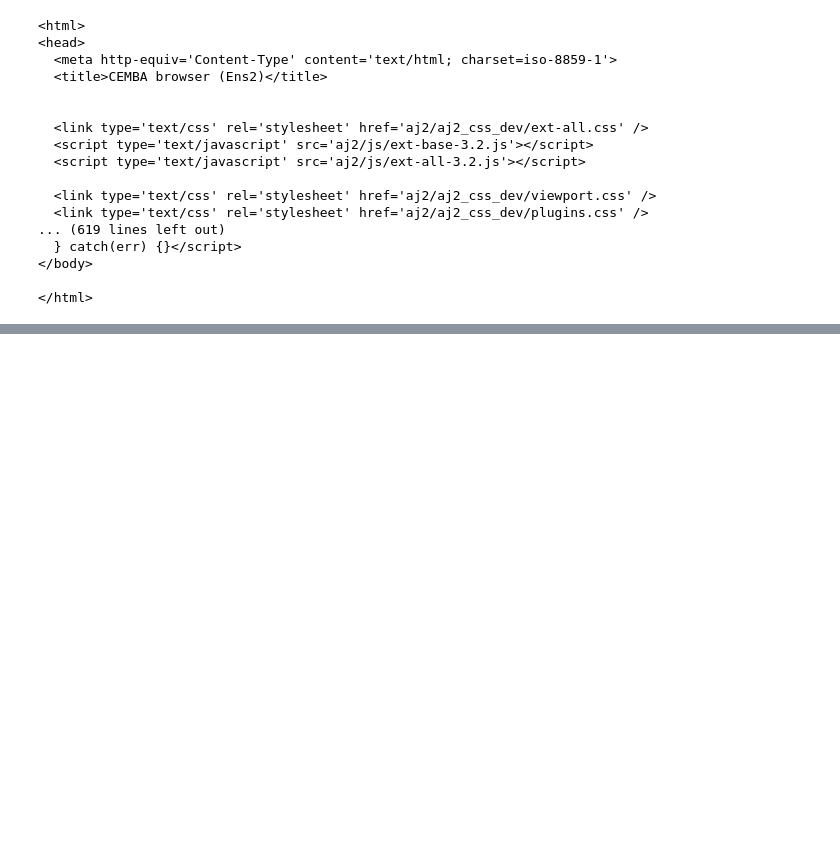
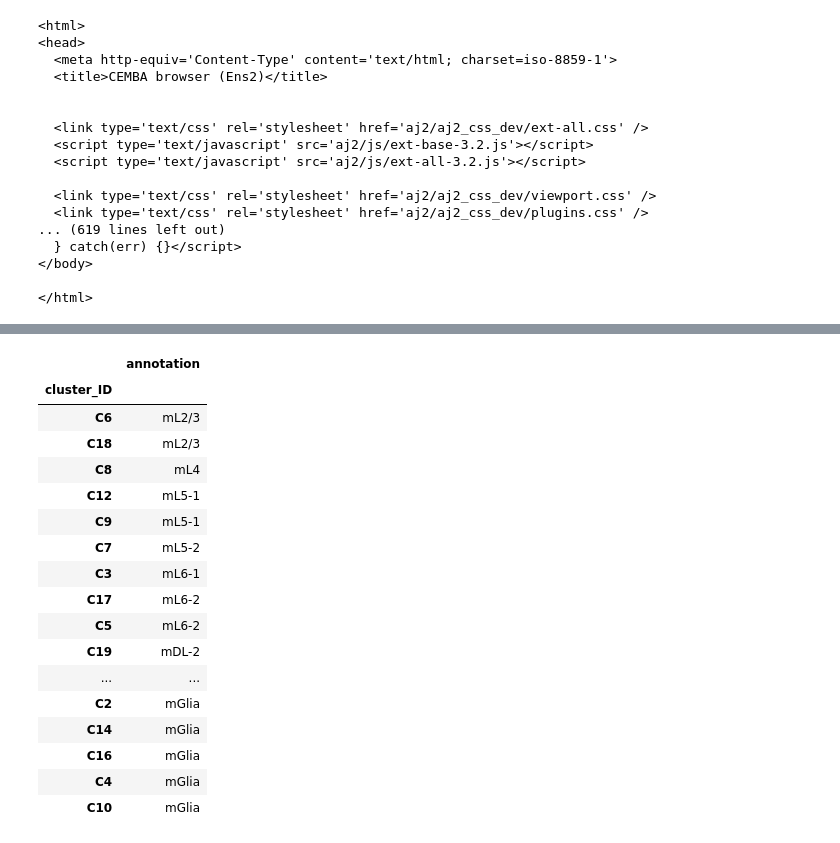
Before and after one commit to mukamel-lab-team/snmcseq, a Jupyter notebook: setup_annoj.ipynb, the cells around one changed output, grey strips where cells are left out. Saved outputs shown, nothing was run; the diff lists cells and outputs as text; code cells hidden in the pictures; blank space fills up the shorter version.

```diff
--- a/setup_annoj.ipynb
+++ b/setup_annoj.ipynb
@@ -524,0 +589,30 @@ print(index_html)
+# %%
+# atac annotation
+f = '/cndd/fangming/integration/XW45_draft_annotation.txt'
+atac_annot = [
+              {'cluster_ID': 'C6', 'annotation': 'mL2/3'},
+              {'cluster_ID': 'C18', 'annotation': 'mL2/3'},
+              {'cluster_ID': 'C8', 'annotation': 'mL4'},
+              {'cluster_ID': 'C12', 'annotation': 'mL5-1'},
+              {'cluster_ID': 'C9', 'annotation': 'mL5-1'},
+              {'cluster_ID': 'C7', 'annotation': 'mL5-2'},
+              {'cluster_ID': 'C3', 'annotation': 'mL6-1'},
+              {'cluster_ID': 'C17', 'annotation': 'mL6-2'},
+              {'cluster_ID': 'C5', 'annotation': 'mL6-2'},
+              {'cluster_ID': 'C19', 'annotation': 'mDL-2'},
+
+              {'cluster_ID': 'C11', 'annotation': 'mSst'},
+              {'cluster_ID': 'C13', 'annotation': 'mVip/Ndnf'},
+              {'cluster_ID': 'C15', 'annotation': 'mPv'},
+
+              {'cluster_ID': 'C1', 'annotation': 'mGlia'},
+              {'cluster_ID': 'C2', 'annotation': 'mGlia'},
+              {'cluster_ID': 'C14', 'annotation': 'mGlia'},
+              {'cluster_ID': 'C16', 'annotation': 'mGlia'},
+              {'cluster_ID': 'C4', 'annotation': 'mGlia'},
+              {'cluster_ID': 'C10', 'annotation': 'mGlia'},
+             ]
+atac_annot = pd.DataFrame(atac_annot)
+# atac_annot[['cluster_ID', 'annotation']].to_csv(f, sep="\t", header=True, index=False)
+atac_annot = atac_annot.set_index('cluster_ID')
+atac_annot.head()
@@ -524,0 +784,21 @@ print(index_html)
+# %%
+atac_annot
+# %% [output]
+|  | annotation |
+| cluster_ID |  |
+| C6 | mL2/3 |
+| C18 | mL2/3 |
+| C8 | mL4 |
+| C12 | mL5-1 |
+| C9 | mL5-1 |
+| C7 | mL5-2 |
+| C3 | mL6-1 |
+| C17 | mL6-2 |
+| C5 | mL6-2 |
+| C19 | mDL-2 |
+| ... | ... |
+| C2 | mGlia |
+| C14 | mGlia |
+| C16 | mGlia |
+| C4 | mGlia |
+| C10 | mGlia |
```
Also changed, not shown: parts of 16 cells of this notebook, 39 other files.
